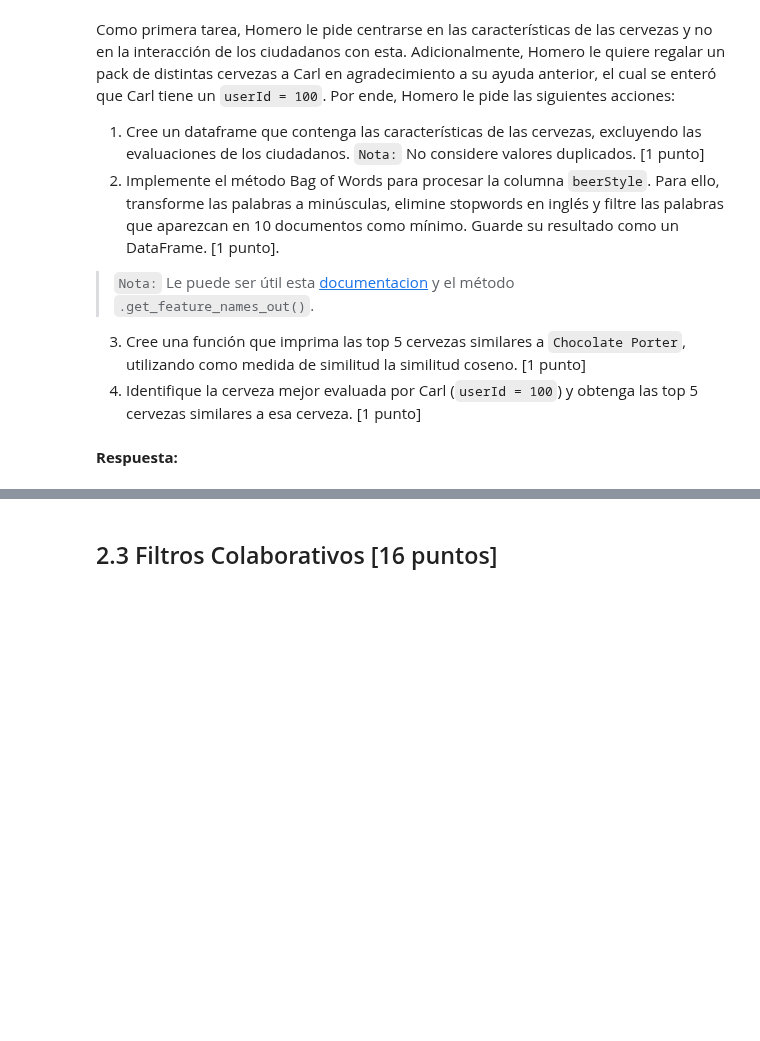
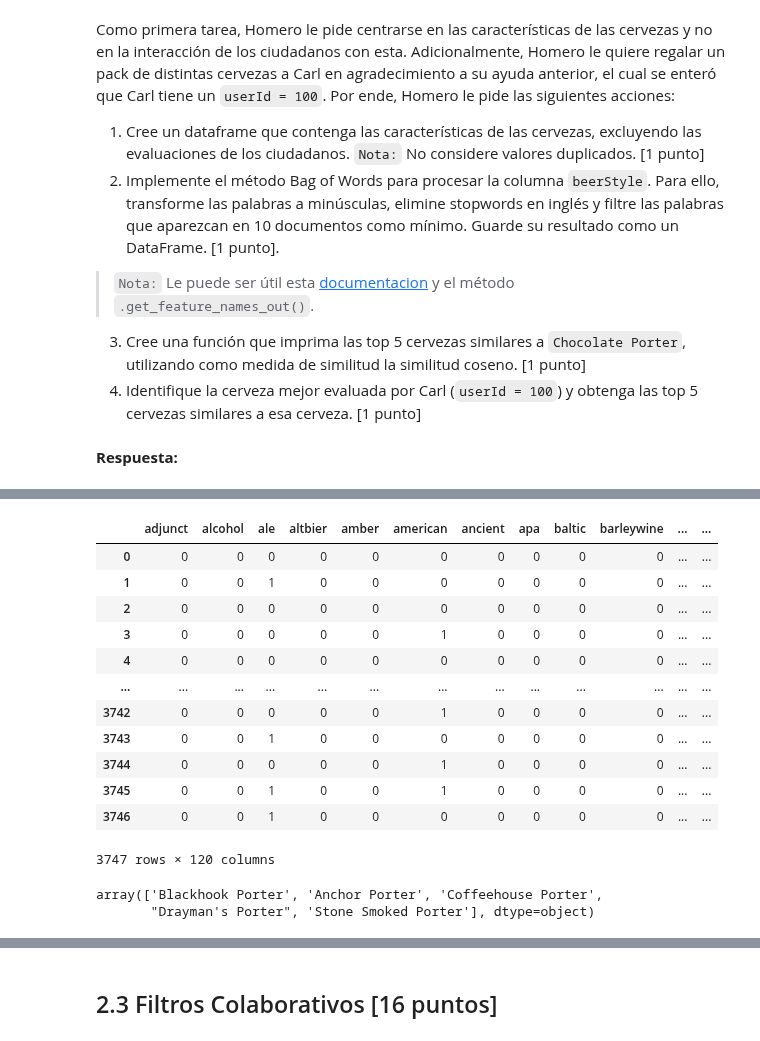
Before and after one commit to juansebm/MDS7202, a Jupyter notebook: Lab 10 - Forecasting y sistema de recomendación/Lab10_enunciado.ipynb, the cells around one changed output, grey strips where cells are left out. Cells and saved outputs as stored; diff of their text form; code cells hidden in the pictures; blank space fills up the shorter version.

```diff
--- a/Lab 10 - Forecasting y sistema de recomendación/Lab10_enunciado.ipynb
+++ b/Lab 10 - Forecasting y sistema de recomendación/Lab10_enunciado.ipynb
@@ -997,7 +997,7 @@ Como primera tarea, Homero le pide centrarse en las características de las cerv
 #1. Primero que todo creamos un dataframe que contiene las características de las cervezas,
 # excluyendo las evaluaciones de los ciudadanos (o ratings)
 df_features_beer = df_cervezas.copy()
-df_features_beer = df_features_beer.drop(columns=["userId", "rating"])
+df_features_beer = df_features_beer.drop(columns=["rating"])
 
-df_features_beer
+df_features_beer.drop_duplicates
 # %% [output]
@@ -1022,0 +1021,6 @@ df_features_beer
+# %%
+#Notemos como los datos contienen múltiples calificaciones para cada película. Recordando que este tipo de modelo **no necesita
+#de las interacciones usuario-producto**, es posible entonces reducir la dimensionalidad de nuestro dataset a 1 fila por películas agrupando:
+
+df_bow = df_features_beer.groupby('beerId')[['beerName', 'beerStyle']].first().reset_index() # solo nos quedamos con atributos de productos
+df_bow
@@ -1022,0 +1041,58 @@ df_features_beer
+# %%
+#2. Ahora implementamos el método de Bag Of Words para procesar la columna beerStyle, hay cuatro pasos:
+from sklearn.feature_extraction.text import CountVectorizer
+
+vectorizer = CountVectorizer() # instanciamos BoW
+bow = vectorizer.fit_transform(df_bow['beerStyle']).toarray() # Vectorizamos texto
+bow = pd.DataFrame(bow, columns=vectorizer.get_feature_names_out()) # Transformamos a Dataframe
+bow
+
+vectorizer = CountVectorizer(lowercase = True, # transformación a minúsculas
+                             min_df = 10, # filtramos las palabras que aparecen mínimo en 10 documentos
+                             stop_words = 'english') # eliminamos stopwords
+bow = vectorizer.fit_transform(df_bow['overview']).toarray() # Vectorizamos texto
+bow = pd.DataFrame(bow, columns=vectorizer.get_feature_names_out()) # Transformamos a Dataframe
+bow
+# %% [output]
+|  | adjunct | alcohol | ale | altbier | amber | american | ancient | apa | baltic | barleywine | ... | ... |
+| 0 | 0 | 0 | 0 | 0 | 0 | 0 | 0 | 0 | 0 | 0 | ... | ... |
+| 1 | 0 | 0 | 1 | 0 | 0 | 0 | 0 | 0 | 0 | 0 | ... | ... |
+| 2 | 0 | 0 | 0 | 0 | 0 | 0 | 0 | 0 | 0 | 0 | ... | ... |
+| 3 | 0 | 0 | 0 | 0 | 0 | 1 | 0 | 0 | 0 | 0 | ... | ... |
+| 4 | 0 | 0 | 0 | 0 | 0 | 0 | 0 | 0 | 0 | 0 | ... | ... |
+| ... | ... | ... | ... | ... | ... | ... | ... | ... | ... | ... | ... | ... |
+| 3742 | 0 | 0 | 0 | 0 | 0 | 1 | 0 | 0 | 0 | 0 | ... | ... |
+| 3743 | 0 | 0 | 1 | 0 | 0 | 0 | 0 | 0 | 0 | 0 | ... | ... |
+| 3744 | 0 | 0 | 0 | 0 | 0 | 1 | 0 | 0 | 0 | 0 | ... | ... |
+| 3745 | 0 | 0 | 1 | 0 | 0 | 1 | 0 | 0 | 0 | 0 | ... | ... |
+| 3746 | 0 | 0 | 1 | 0 | 0 | 0 | 0 | 0 | 0 | 0 | ... | ... |
+3747 rows × 120 columns
+# %%
+#3. Escribir una función que imprima las top 5 cervezas simliares a Chocolate Porter, utilizando la métrica de similitud coseno
+
+# importamos cosine_similarity de sklearn
+from sklearn.metrics.pairwise import cosine_similarity
+
+# calculamos la similitud coseno de cada vector generado contra el resto, que resulta ser una matriz
+cosine_sim = cosine_similarity(bow, bow)
+
+def get_recommendations(df, beer, k = 5):
+
+  """
+  Returns the top k similar beers using BoW
+  """
+  assert beer in df['beerName'].values, 'beer is not contained in train dataset!'
+
+  idx = df[df['beerName'] == beer].index[0]
+
+  sim_scores = list(enumerate(cosine_sim[idx]))
+  sim_scores = sorted(sim_scores, key=lambda x: x[1], reverse=True)
+  sim_scores = sim_scores[1:k+1]
+
+  beer_indices = [i[0] for i in sim_scores]
+  return df['beerName'].iloc[beer_indices].values
+
+get_recommendations(df = df_bow, beer = 'Chocolate Porter')
+# %% [output]
+array(['Blackhook Porter', 'Anchor Porter', 'Coffeehouse Porter',
+       "Drayman's Porter", 'Stone Smoked Porter'], dtype=object)
```
Also changed, not shown: parts of 4 cells of this notebook.
